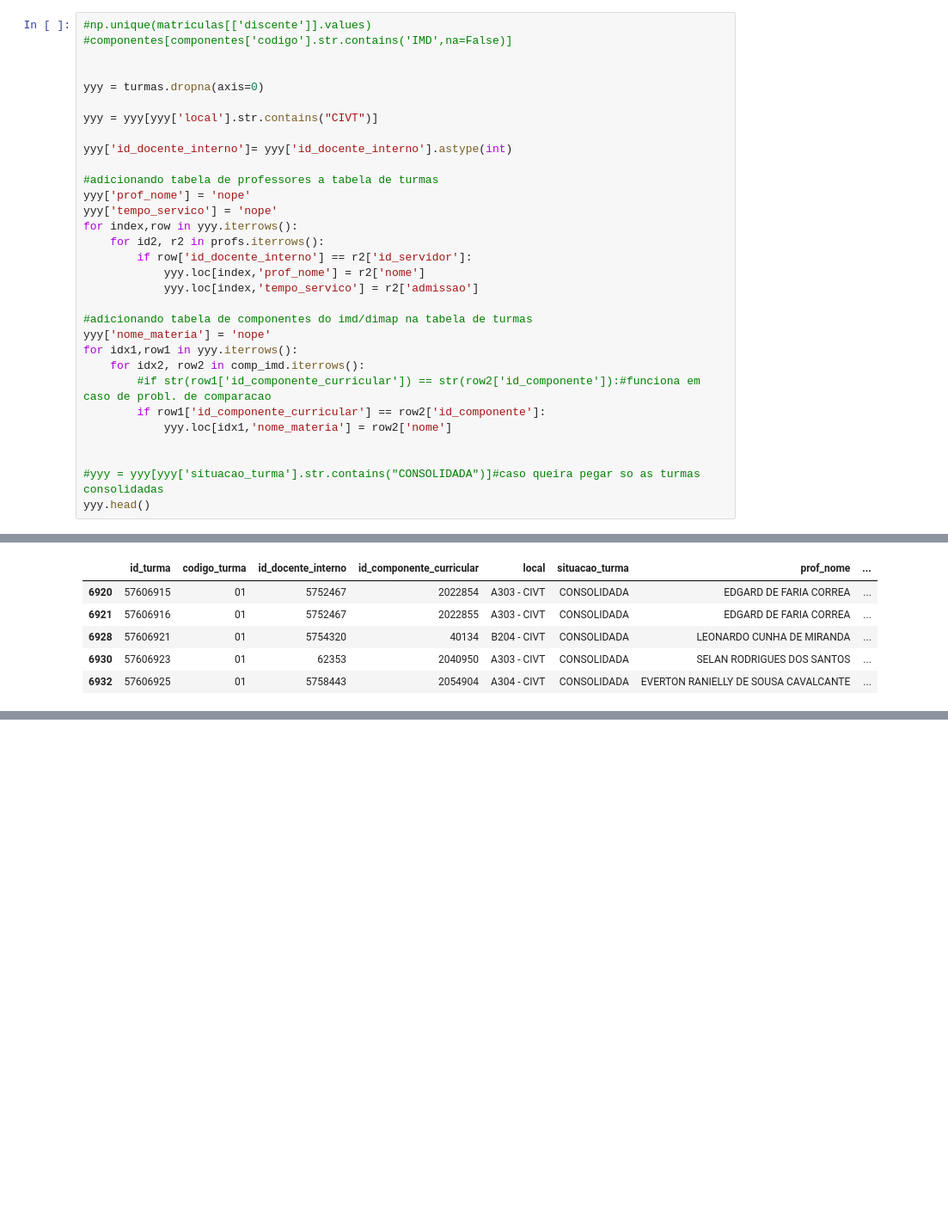
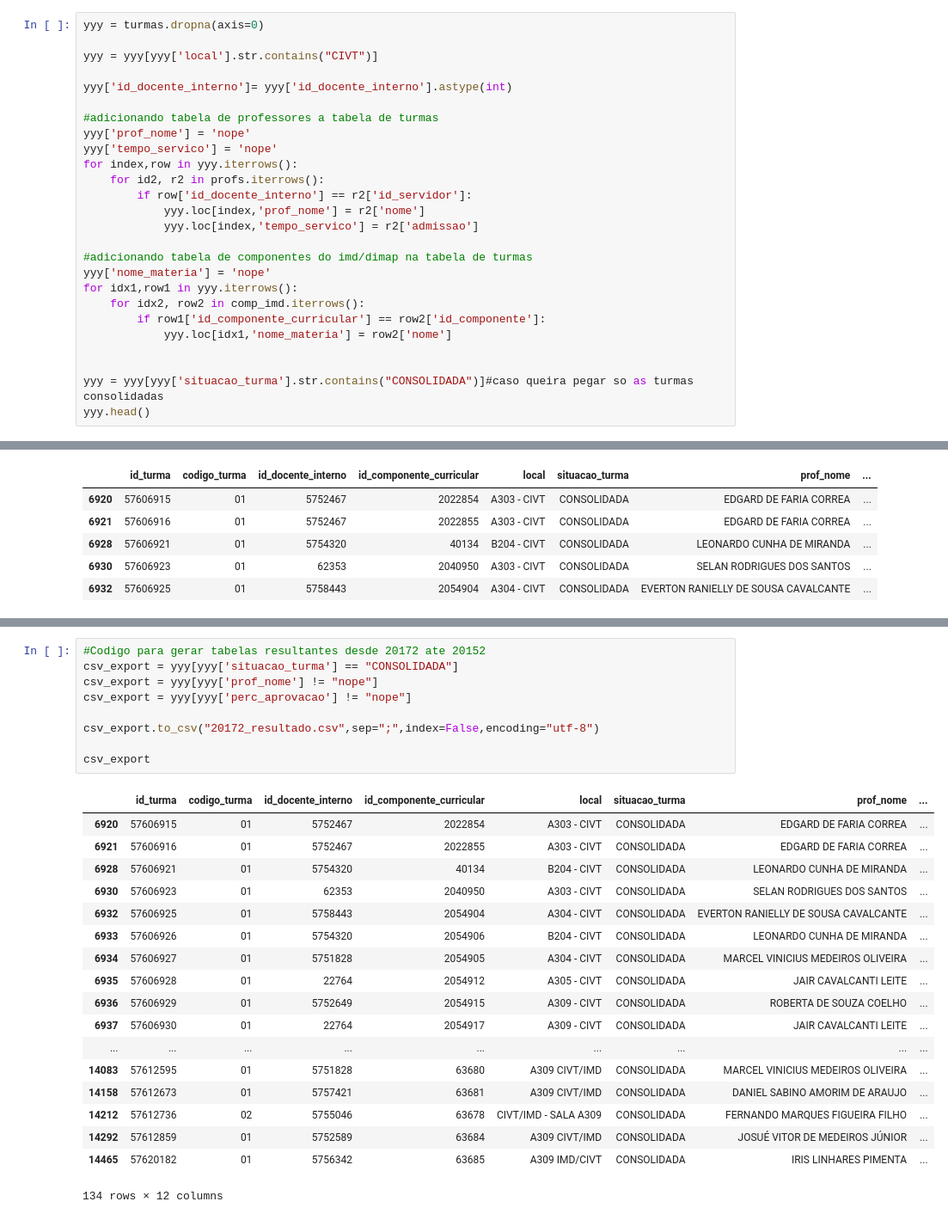
Before and after one commit to luciamo/analise-exploratoria, a Jupyter notebook: Prof_Matricula_Turma.ipynb, the cells around one changed output, grey strips where cells are left out. Shown at 86% size. Cells and saved outputs as stored; diff of their text form; blank space fills up the shorter version.

```diff
--- a/Prof_Matricula_Turma.ipynb
+++ b/Prof_Matricula_Turma.ipynb
@@ -29,8 +41,4 @@ comp_imd.id_componente = comp_imd.id_componente.astype(int)#para permitir a comp
 # %%
-#np.unique(matriculas[['discente']].values)
-#componentes[componentes['codigo'].str.contains('IMD',na=False)]
-
-
 yyy = turmas.dropna(axis=0)
 
 yyy = yyy[yyy['local'].str.contains("CIVT")]
@@ -50,12 +58,11 @@ for index,row in yyy.iterrows():
 yyy['nome_materia'] = 'nope'
 for idx1,row1 in yyy.iterrows():
     for idx2, row2 in comp_imd.iterrows():
-        #if str(row1['id_componente_curricular']) == str(row2['id_componente']):#funciona em caso de probl. de comparacao
         if row1['id_componente_curricular'] == row2['id_componente']:
             yyy.loc[idx1,'nome_materia'] = row2['nome']
 
 
-#yyy = yyy[yyy['situacao_turma'].str.contains("CONSOLIDADA")]#caso queira pegar so as turmas consolidadas
+yyy = yyy[yyy['situacao_turma'].str.contains("CONSOLIDADA")]#caso queira pegar so as turmas consolidadas
 yyy.head()
 # %% [output]
 |  | id_turma | codigo_turma | id_docente_interno | id_componente_curricular | local | situacao_turma | prof_nome | ... |
@@ -176,0 +142,28 @@ def datasetTurma(year):
+# %%
+#Codigo para gerar tabelas resultantes desde 20172 ate 20152
+csv_export = yyy[yyy['situacao_turma'] == "CONSOLIDADA"]
+csv_export = yyy[yyy['prof_nome'] != "nope"]
+csv_export = yyy[yyy['perc_aprovacao'] != "nope"]
+
+csv_export.to_csv("20172_resultado.csv",sep=";",index=False,encoding="utf-8")
+
+csv_export
+# %% [output]
+|  | id_turma | codigo_turma | id_docente_interno | id_componente_curricular | local | situacao_turma | prof_nome | ... |
+| 6920 | 57606915 | 01 | 5752467 | 2022854 | A303 - CIVT | CONSOLIDADA | EDGARD DE FARIA CORREA | ... |
+| 6921 | 57606916 | 01 | 5752467 | 2022855 | A303 - CIVT | CONSOLIDADA | EDGARD DE FARIA CORREA | ... |
+| 6928 | 57606921 | 01 | 5754320 | 40134 | B204 - CIVT | CONSOLIDADA | LEONARDO CUNHA DE MIRANDA | ... |
+| 6930 | 57606923 | 01 | 62353 | 2040950 | A303 - CIVT | CONSOLIDADA | SELAN RODRIGUES DOS SANTOS | ... |
+| 6932 | 57606925 | 01 | 5758443 | 2054904 | A304 - CIVT | CONSOLIDADA | EVERTON RANIELLY DE SOUSA CAVALCANTE | ... |
+| 6933 | 57606926 | 01 | 5754320 | 2054906 | B204 - CIVT | CONSOLIDADA | LEONARDO CUNHA DE MIRANDA | ... |
+| 6934 | 57606927 | 01 | 5751828 | 2054905 | A304 - CIVT | CONSOLIDADA | MARCEL VINICIUS MEDEIROS OLIVEIRA | ... |
+| 6935 | 57606928 | 01 | 22764 | 2054912 | A305 - CIVT | CONSOLIDADA | JAIR CAVALCANTI LEITE | ... |
+| 6936 | 57606929 | 01 | 5752649 | 2054915 | A309 - CIVT | CONSOLIDADA | ROBERTA DE SOUZA COELHO | ... |
+| 6937 | 57606930 | 01 | 22764 | 2054917 | A309 - CIVT | CONSOLIDADA | JAIR CAVALCANTI LEITE | ... |
+| ... | ... | ... | ... | ... | ... | ... | ... | ... |
+| 14083 | 57612595 | 01 | 5751828 | 63680 | A309 CIVT/IMD | CONSOLIDADA | MARCEL VINICIUS MEDEIROS OLIVEIRA | ... |
+| 14158 | 57612673 | 01 | 5757421 | 63681 | A309 CIVT/IMD | CONSOLIDADA | DANIEL SABINO AMORIM DE ARAUJO | ... |
+| 14212 | 57612736 | 02 | 5755046 | 63678 | CIVT/IMD - SALA A309 | CONSOLIDADA | FERNANDO MARQUES FIGUEIRA FILHO | ... |
+| 14292 | 57612859 | 01 | 5752589 | 63684 | A309 CIVT/IMD | CONSOLIDADA | JOSUÉ VITOR DE MEDEIROS JÚNIOR | ... |
+| 14465 | 57620182 | 01 | 5756342 | 63685 | A309 IMD/CIVT | CONSOLIDADA | IRIS LINHARES PIMENTA | ... |
+134 rows × 12 columns
```
Also changed, not shown: parts of 11 cells of this notebook.
